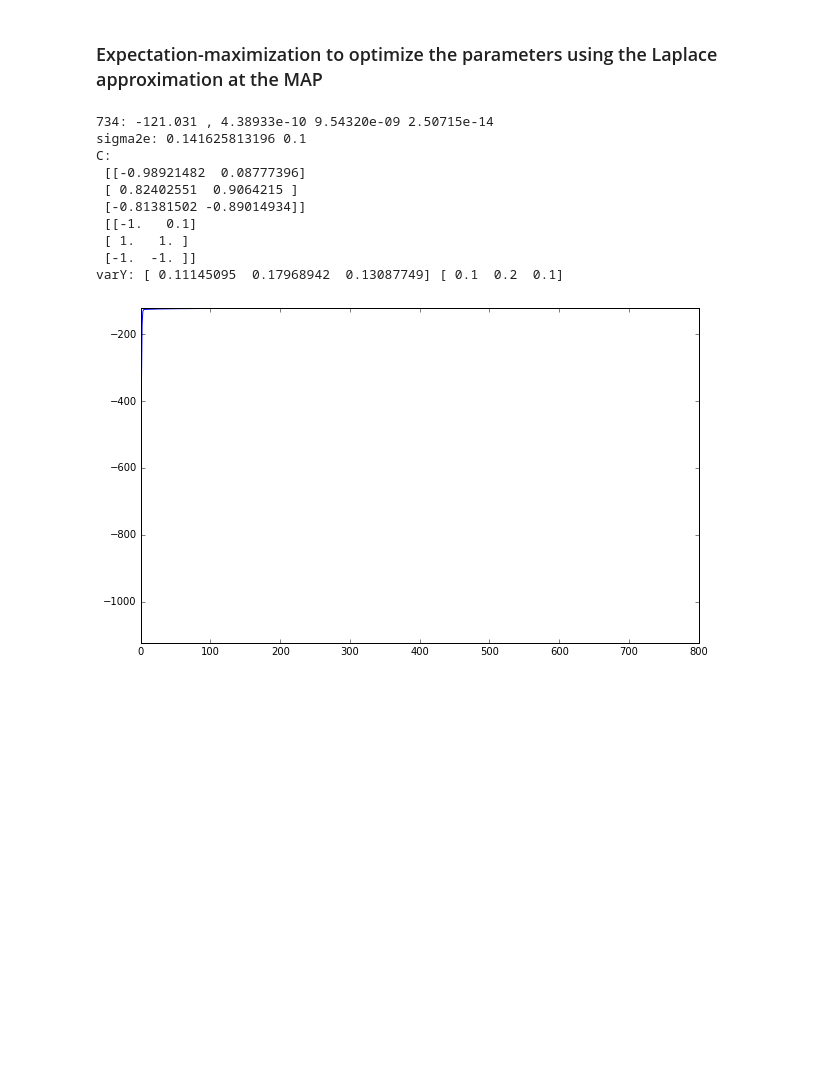
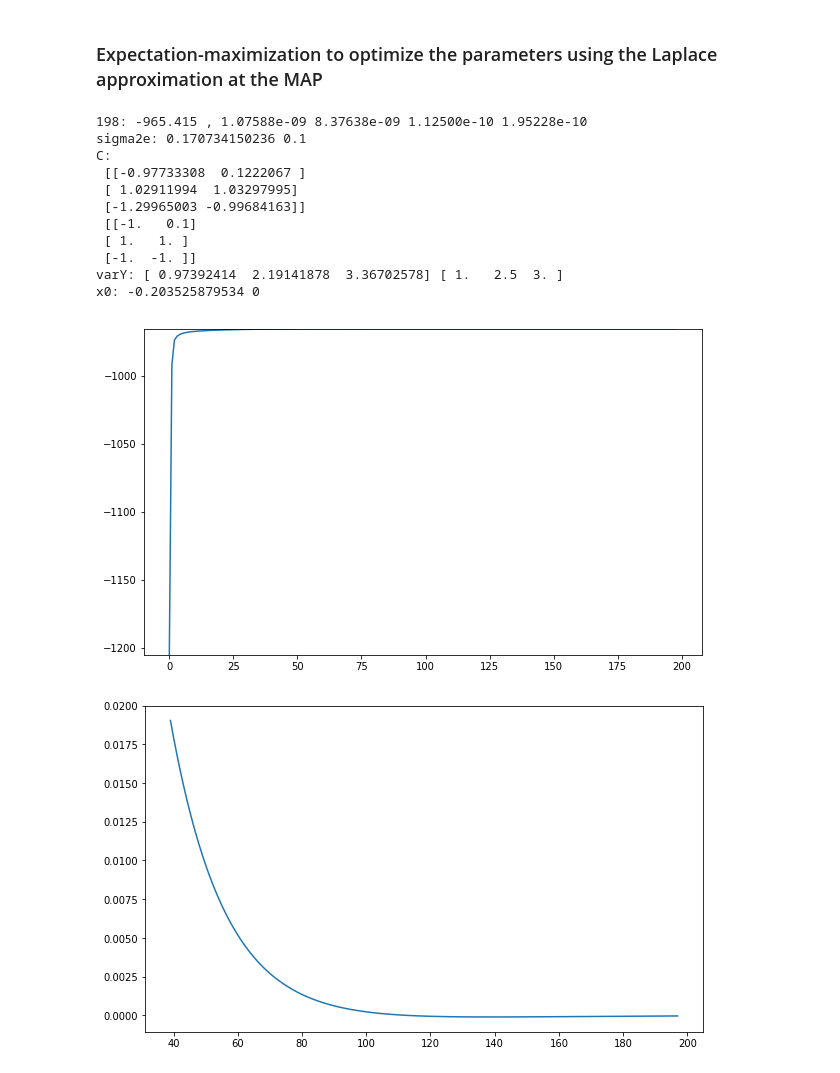
Before and after one commit to lciti/SEAS2016, a Jupyter notebook: Test_LikelihoodBernoulliAndGaussian.ipynb, the cells around one changed output. Saved outputs shown, nothing was run; the diff lists cells and outputs as text; code cells hidden in the pictures; blank space fills up the shorter version.

```diff
--- a/Test_LikelihoodBernoulliAndGaussian.ipynb
+++ b/Test_LikelihoodBernoulliAndGaussian.ipynb
@@ -13,15 +13,17 @@ if 1:
     K = 250
     trials = 1
     sigma2e = 0.1
-    varY = np.array([.1, .2, .1])
+    varY = np.array([1., 2.5, 3.])
     C = np.array([[-1, .1], [1, 1], [-1, -1]])
     #
     x = sp.signal.lfilter([1], [1, -1], np.sqrt(sigma2e) * np.random.randn(K))
     x = x - np.linspace(0, x[-1] + np.sqrt(sigma2e) * np.random.randn(), len(x)) # make a bit like a Brownian bridge
     #dN = np.bitwise_xor.accumulate(dN, axis=0)
     dN = np.random.rand(K, trials) < np.exp(x[:,None])/(1+np.exp(x[:,None]))
-    dN = np.sum(dN, axis=1)
+    dN = np.sum(dN, axis=1).astype(float)
+    dN[len(dN)//2:] = np.NaN
     Y = C[:,:1].T + np.outer(x, C[:,1]) + np.random.randn(K, len(varY)) * np.sqrt(varY)[None,:]
+    Y[2*len(Y)//3:,:] = np.NaN
     ll_from_R = np.empty([0,2])
 # %% [markdown]
 ## Kalman test code
@@ -176,5 +188,5 @@ def cov_from_chol_precision(U):
 # %%
-def EM_fit_coefs_Laplace(dN, Y, C_init, varY_init, sigma2e_init, tol=1e-8, max_iter=100000, trials=1.):
+def EM_fit_coefs_Laplace(dN, Y, C_init, varY_init, sigma2e_init, x0_init, tol=1e-8, max_iter=100000, trials=1.):
     """Optimize sigma2e using the EM algorithm using the Laplace approximation at the MAP.
 
     :param dN: Observations (K,)
@@ -186,13 +198,16 @@ def EM_fit_coefs_Laplace(dN, Y, C_init, varY_init, sigma2e_init, tol=1e-8, max_i
     :param trials: Number of trials for binomial observations (1 for Bernoulli)
     :return: x_map, U, marginal_loglikelihood, joint_loglikelihood
     """
+    Y_pres = ~np.isnan(Y)
+    Y_n = np.nan_to_num(Y)
     sigma2e_old = sigma2e_init
     C_old = C_init
     varY_old = varY_init
+    x0_old = x0_init
     K = len(dN)
     ml = []
     for i in range(max_iter):
-        x_map, U, marginal_loglikelihood, _ = Do_Kalman_Likelihood_Bernoulli_And_Gaussian_LaplaceMAP(dN, Y, C_old, varY_old, sigma2e_old, trials=trials)
+        x_map, U, marginal_loglikelihood, _ = Do_Kalman_Likelihood_Bernoulli_And_Gaussian_LaplaceMAP(dN, Y, C_old, varY_old, sigma2e_old, x0_old, trials=trials)
         ml.append(marginal_loglikelihood)
         Cov_tri = cov_from_chol_precision(U)
         E_x_k = np.sum(x_map) # \sum_k E[x_k]
@@ -201,39 +216,48 @@ def EM_fit_coefs_Laplace(dN, Y, C_init, varY_init, sigma2e_init, tol=1e-8, max_i
                    + np.sum(Cov_tri[1,:-1]) + np.dot(x_map[:-1], x_map[:-1]) # E[x_{k-1}^2]
                    - 2 * np.sum(Cov_tri[0]) - 2 * np.dot(x_map[1:], x_map[:-1])) / len(dN) # E[x_{k-1} * x_k]
         regr_map = np.column_stack((np.ones(K), x_map))
-        C = sp.linalg.solve([[K, E_x_k], [E_x_k, E_x_k_x_k]], np.dot(regr_map.T, Y), sym_pos=True).T
-        varY = np.mean((np.dot(regr_map, C.T) - Y)**2, axis=0) + np.mean(Cov_tri[1]) * C[:,1]**2
+        Z = np.array([[np.ones(K), x_map], [x_map, Cov_tri[1] + x_map * x_map]])
+        C = np.row_stack(sp.linalg.solve(np.dot(Z, Y_pres[:,j]), np.dot(regr_map.T, Y_n[:,j]), sym_pos=True) for j in range(Y.shape[1]))
+        varY = np.sum(Y_pres * ((np.dot(regr_map, C.T) - Y_n)**2 + np.outer(Cov_tri[1], C[:,1]**2)), axis=0) / np.sum(Y_pres, axis=0)
+        x0 = x_map[0]
         # show progress and check stopping condition
-        step_sizes = (sigma2e - sigma2e_old)**2, np.sum((C - C_old)**2), np.sum((varY - varY_old)**2)
+        step_sizes = (sigma2e - sigma2e_old)**2, np.sum((C - C_old)**2), np.sum((varY - varY_old)**2), (x0 - x0_old)**2
         print('{}: {:.6} , {!s:<50}'.format(i, marginal_loglikelihood, ' '.join(format(s, '.5e') for s in step_sizes)), end='\r')
         if (sum(step_sizes) < tol): break
-        C_old, varY_old, sigma2e_old = C, varY, sigma2e
+        C_old, varY_old, sigma2e_old, x0_old = C, varY, sigma2e, x0
 
     print()
-    return sigma2e, C, varY, ml
+    return sigma2e, C, varY, x0, ml
 # %%
 #%time
-sigma2e_opt, C_opt, varY_opt, marginal_ll = EM_fit_coefs_Laplace(dN, Y, 0*C, 5*varY, 5*sigma2e, tol=1e-8, trials=trials)
+sigma2e_opt, C_opt, varY_opt, x0_opt, marginal_ll = EM_fit_coefs_Laplace(dN, Y, 0*C, 5*varY, 5*sigma2e, 0, tol=1e-8, trials=trials)
 print('sigma2e:', sigma2e_opt, sigma2e)
 print('C:\n', C_opt, '\n', C)
 print('varY:', varY_opt, varY)
+print('x0:', x0_opt, 0)
 
 plt.figure(figsize=(10,6))
 plt.plot(marginal_ll)
 plt.ylim((max(min(marginal_ll), marginal_ll[len(marginal_ll)//5]-1e3), max(marginal_ll)))
 plt.show()
+
+plt.figure(figsize=(10,6))
+plt.plot(range(len(marginal_ll)//5, len(marginal_ll)-1), np.diff(marginal_ll[len(marginal_ll)//5:]))
+plt.show()
 # %% [output]
-734: -121.031 , 4.38933e-10 9.54320e-09 2.50715e-14
-sigma2e: 0.141625813196 0.1
+198: -965.415 , 1.07588e-09 8.37638e-09 1.12500e-10 1.95228e-10
+sigma2e: 0.170734150236 0.1
 C:
- [[-0.98921482  0.08777396]
- [ 0.82402551  0.9064215 ]
- [-0.81381502 -0.89014934]]
+ [[-0.97733308  0.1222067 ]
+ [ 1.02911994  1.03297995]
+ [-1.29965003 -0.99684163]]
  [[-1.   0.1]
  [ 1.   1. ]
  [-1.  -1. ]]
-varY: [ 0.11145095  0.17968942  0.13087749] [ 0.1  0.2  0.1]
+varY: [ 0.97392414  2.19141878  3.36702578] [ 1.   2.5  3. ]
+x0: -0.203525879534 0
-[figure, old version]
+[figure, new version]
+[figure, added]
 # %%
 xx = np.linspace(-.1,1.1)
 ml = np.zeros_like(xx)
```
Also changed, not shown: parts of 8 cells of this notebook.
